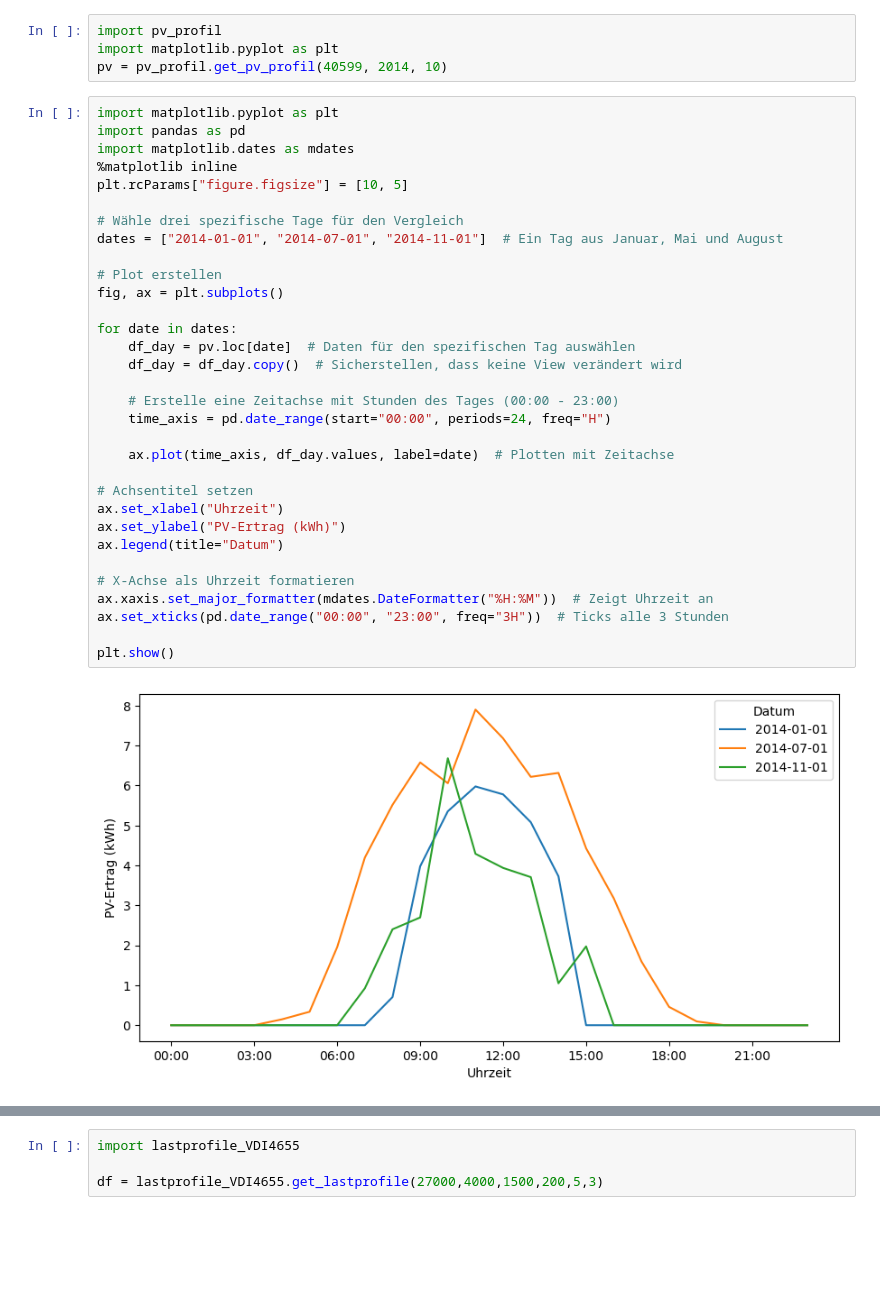
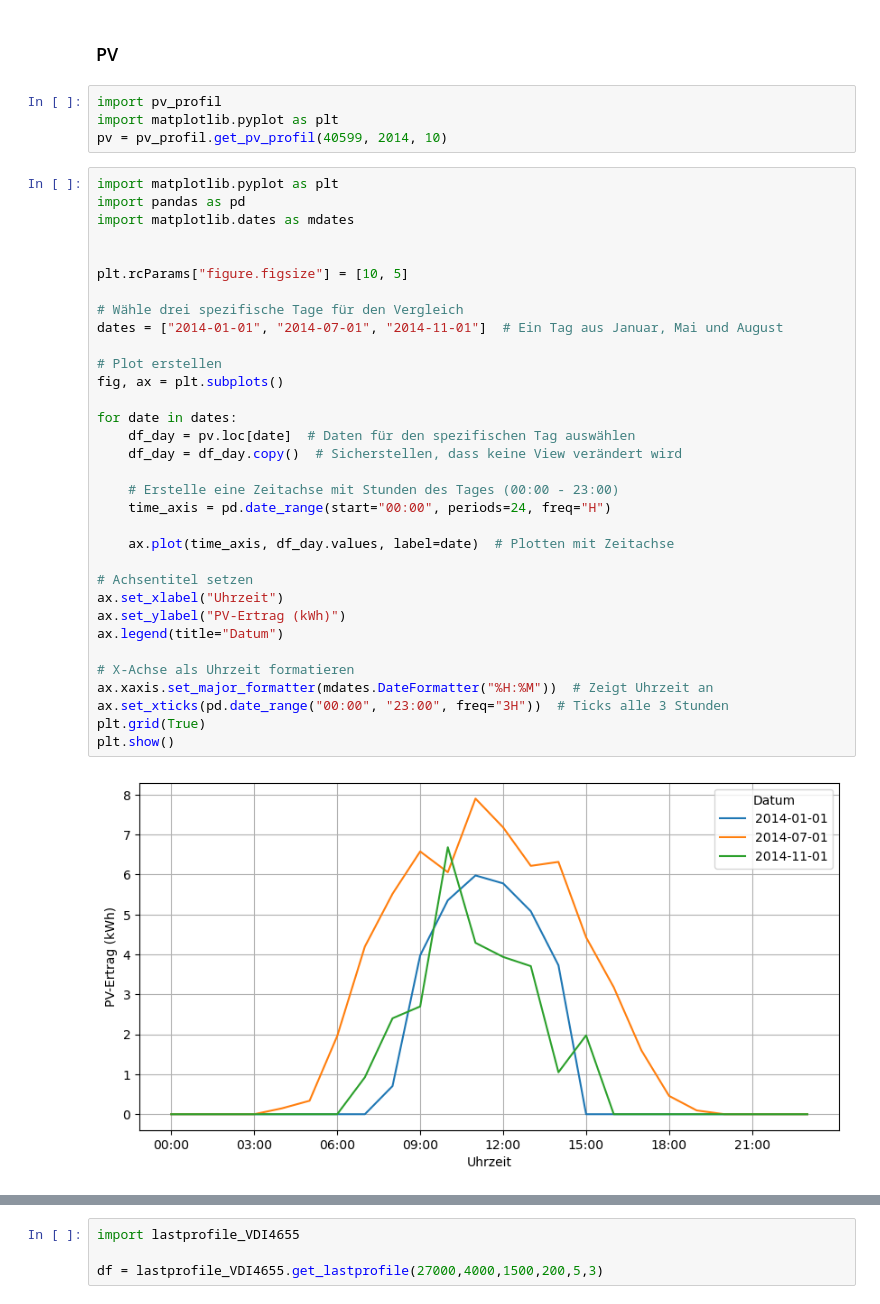
Before and after one commit to d-esplo/hemsrechner, a Jupyter notebook: diagramme_besipielprojekt.ipynb, the cells around one changed output, grey strips where cells are left out. Drawn from its saved outputs; the diff is of its cells as text; blank space fills up the shorter version.

```diff
--- a/diagramme_besipielprojekt.ipynb
+++ b/diagramme_besipielprojekt.ipynb
@@ -1,3 +1,5 @@
+# %% [markdown]
+### PV
 # %%
 import pv_profil
 import matplotlib.pyplot as plt
@@ -6,33 +8,34 @@ pv = pv_profil.get_pv_profil(40599, 2014, 10)
 import matplotlib.pyplot as plt
 import pandas as pd
 import matplotlib.dates as mdates
-%matplotlib inline
+
+
 plt.rcParams["figure.figsize"] = [10, 5]
 
 # Wähle drei spezifische Tage für den Vergleich
 dates = ["2014-01-01", "2014-07-01", "2014-11-01"]  # Ein Tag aus Januar, Mai und August
 
 # Plot erstellen
 fig, ax = plt.subplots()
 
 for date in dates:
     df_day = pv.loc[date]  # Daten für den spezifischen Tag auswählen
     df_day = df_day.copy()  # Sicherstellen, dass keine View verändert wird
 
     # Erstelle eine Zeitachse mit Stunden des Tages (00:00 - 23:00)
     time_axis = pd.date_range(start="00:00", periods=24, freq="H")
 
     ax.plot(time_axis, df_day.values, label=date)  # Plotten mit Zeitachse
 
 # Achsentitel setzen
 ax.set_xlabel("Uhrzeit")
 ax.set_ylabel("PV-Ertrag (kWh)")
 ax.legend(title="Datum")
 
 # X-Achse als Uhrzeit formatieren
 ax.xaxis.set_major_formatter(mdates.DateFormatter("%H:%M"))  # Zeigt Uhrzeit an
 ax.set_xticks(pd.date_range("00:00", "23:00", freq="3H"))  # Ticks alle 3 Stunden
-
+plt.grid(True)
 plt.show()
 # %% [output]
-[figure, old version]
+[figure, new version]
```
Also changed, not shown: parts of 17 cells of this notebook, 15 other files.
